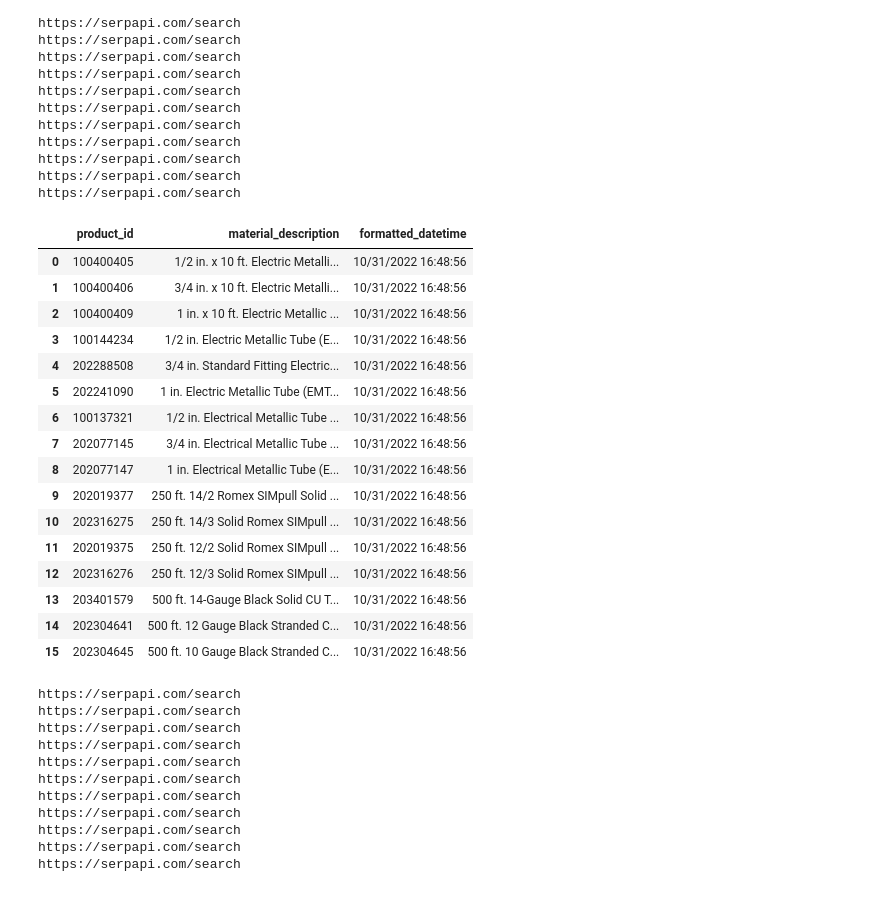
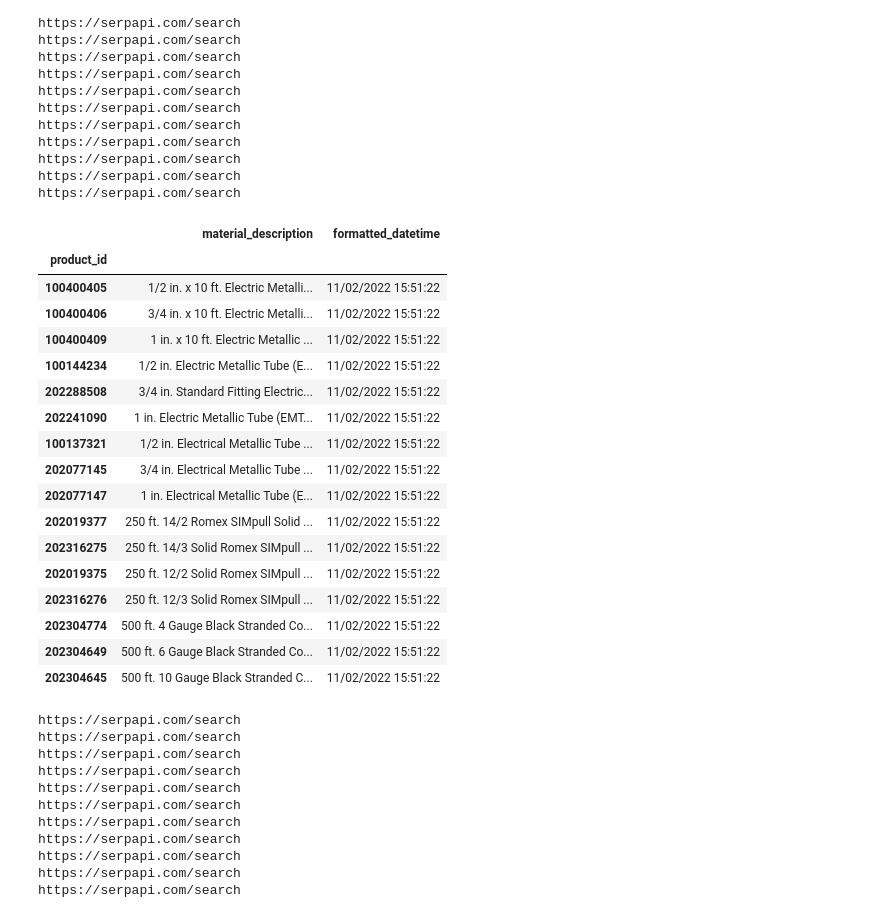
Before and after one commit to thegreatkeej/Estimator_Project, a Jupyter notebook: Resources/Estimator_pgAdmin.ipynb, the cells around one changed output. Drawn from its saved outputs; the diff is of its cells as text; code cells hidden in the pictures.

```diff
--- a/Resources/Estimator_pgAdmin.ipynb
+++ b/Resources/Estimator_pgAdmin.ipynb
@@ -24,7 +20,7 @@ product_id = []
 
 ids = ['100400409', '100400406', '100137321', '100400405',
        '202241090', '100144234', '202077145', '202077147',
-       '202288508', '203401579', '202304641', '202304645',
+       '202288508', '202304774', '202304649', '202304645',
        '202019377', '202316275', '202019375', '202316276']
 
 for i in ids:
@@ -61,28 +57,29 @@ https://serpapi.com/search
 # %%
 # Creating 'material_description_table'
 material_description_table = pd.DataFrame(data={'product_id': product_id, 'material_description': material_name}).assign(formatted_datetime=datetime.now().strftime("%m/%d/%Y %H:%M:%S"))
 material_description_table = material_description_table.iloc[[3,1,0,5,8,4,2,6,7,12,13,14,15,9,10,11],:]
-material_description_table = material_description_table.reset_index(drop=True)
+material_description_table = material_description_table.reset_index(drop=True).set_index('product_id')
 
 material_description_table
 # %% [output]
-|  | product_id | material_description | formatted_datetime |
-| 0 | 100400405 | 1/2 in. x 10 ft. Electric Metalli... | 10/31/2022 16:48:56 |
-| 1 | 100400406 | 3/4 in. x 10 ft. Electric Metalli... | 10/31/2022 16:48:56 |
-| 2 | 100400409 | 1 in. x 10 ft. Electric Metallic ... | 10/31/2022 16:48:56 |
-| 3 | 100144234 | 1/2 in. Electric Metallic Tube (E... | 10/31/2022 16:48:56 |
-| 4 | 202288508 | 3/4 in. Standard Fitting Electric... | 10/31/2022 16:48:56 |
-| 5 | 202241090 | 1 in. Electric Metallic Tube (EMT... | 10/31/2022 16:48:56 |
-| 6 | 100137321 | 1/2 in. Electrical Metallic Tube ... | 10/31/2022 16:48:56 |
-| 7 | 202077145 | 3/4 in. Electrical Metallic Tube ... | 10/31/2022 16:48:56 |
-| 8 | 202077147 | 1 in. Electrical Metallic Tube (E... | 10/31/2022 16:48:56 |
-| 9 | 202019377 | 250 ft. 14/2 Romex SIMpull Solid ... | 10/31/2022 16:48:56 |
-| 10 | 202316275 | 250 ft. 14/3 Solid Romex SIMpull ... | 10/31/2022 16:48:56 |
-| 11 | 202019375 | 250 ft. 12/2 Solid Romex SIMpull ... | 10/31/2022 16:48:56 |
-| 12 | 202316276 | 250 ft. 12/3 Solid Romex SIMpull ... | 10/31/2022 16:48:56 |
-| 13 | 203401579 | 500 ft. 14-Gauge Black Solid CU T... | 10/31/2022 16:48:56 |
-| 14 | 202304641 | 500 ft. 12 Gauge Black Stranded C... | 10/31/2022 16:48:56 |
-| 15 | 202304645 | 500 ft. 10 Gauge Black Stranded C... | 10/31/2022 16:48:56 |
+|  | material_description | formatted_datetime |
+| product_id |  |  |
+| 100400405 | 1/2 in. x 10 ft. Electric Metalli... | 11/02/2022 15:51:22 |
+| 100400406 | 3/4 in. x 10 ft. Electric Metalli... | 11/02/2022 15:51:22 |
+| 100400409 | 1 in. x 10 ft. Electric Metallic ... | 11/02/2022 15:51:22 |
+| 100144234 | 1/2 in. Electric Metallic Tube (E... | 11/02/2022 15:51:22 |
+| 202288508 | 3/4 in. Standard Fitting Electric... | 11/02/2022 15:51:22 |
+| 202241090 | 1 in. Electric Metallic Tube (EMT... | 11/02/2022 15:51:22 |
+| 100137321 | 1/2 in. Electrical Metallic Tube ... | 11/02/2022 15:51:22 |
+| 202077145 | 3/4 in. Electrical Metallic Tube ... | 11/02/2022 15:51:22 |
+| 202077147 | 1 in. Electrical Metallic Tube (E... | 11/02/2022 15:51:22 |
+| 202019377 | 250 ft. 14/2 Romex SIMpull Solid ... | 11/02/2022 15:51:22 |
+| 202316275 | 250 ft. 14/3 Solid Romex SIMpull ... | 11/02/2022 15:51:22 |
+| 202019375 | 250 ft. 12/2 Solid Romex SIMpull ... | 11/02/2022 15:51:22 |
+| 202316276 | 250 ft. 12/3 Solid Romex SIMpull ... | 11/02/2022 15:51:22 |
+| 202304774 | 500 ft. 4 Gauge Black Stranded Co... | 11/02/2022 15:51:22 |
+| 202304649 | 500 ft. 6 Gauge Black Stranded Co... | 11/02/2022 15:51:22 |
+| 202304645 | 500 ft. 10 Gauge Black Stranded C... | 11/02/2022 15:51:22 |
 # %%
 # This function uses the material names extracted from Home Depot as query (Q) and returns results (R)
 def searcher(Q, R):
```
Also changed, not shown: parts of 10 cells of this notebook, 40 other files.
